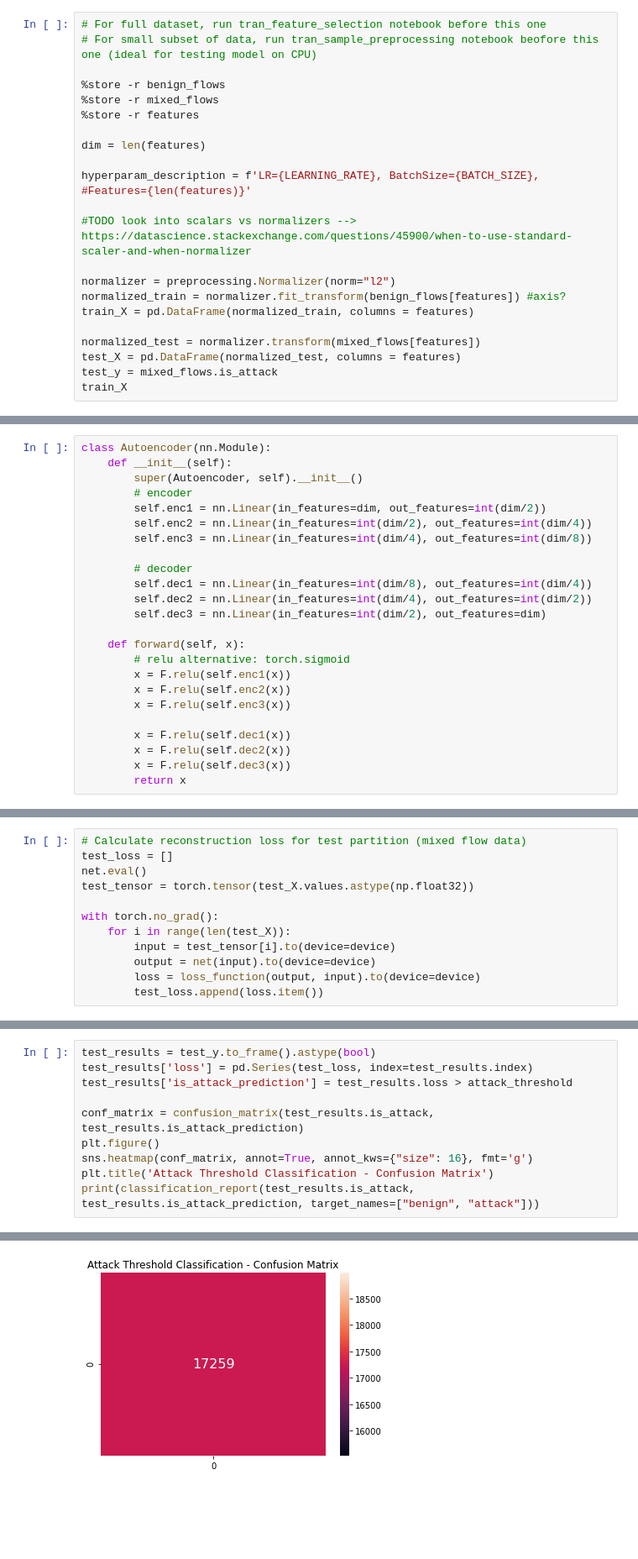
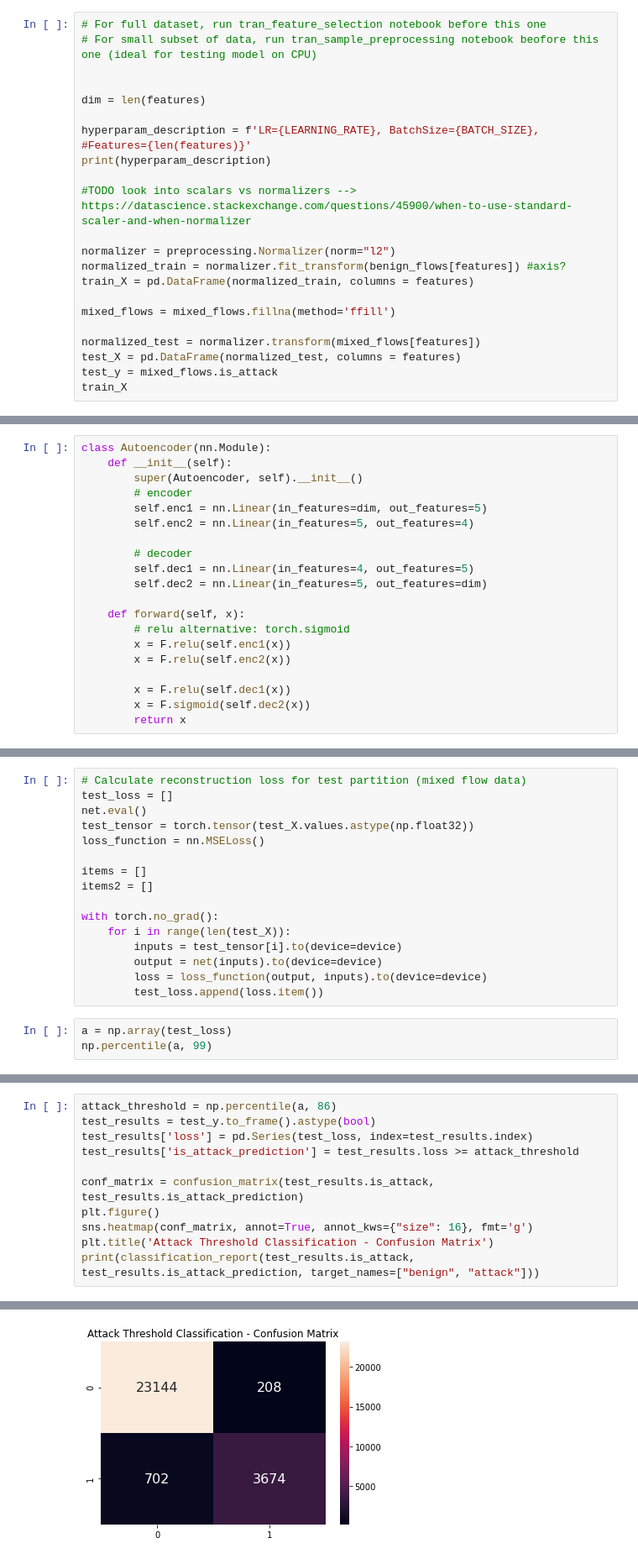
Before and after one commit to faiziali98/sdn-detection, a Jupyter notebook: notebooks/autoencoder.ipynb, the cells around one changed output, grey strips where cells are left out. Shown at 84% size. Saved outputs shown, nothing was run; the diff lists cells and outputs as text; blank space fills up the shorter version.

```diff
--- a/notebooks/autoencoder.ipynb
+++ b/notebooks/autoencoder.ipynb
@@ -25,13 +46,11 @@ BATCH_SIZE = 32
 # For full dataset, run tran_feature_selection notebook before this one
 # For small subset of data, run tran_sample_preprocessing notebook beofore this one (ideal for testing model on CPU)
 
-%store -r benign_flows
-%store -r mixed_flows
-%store -r features
 
 dim = len(features)
 
 hyperparam_description = f'LR={LEARNING_RATE}, BatchSize={BATCH_SIZE}, #Features={len(features)}'
+print(hyperparam_description)
 
 #TODO look into scalars vs normalizers --> https://datascience.stackexchange.com/questions/45900/when-to-use-standard-scaler-and-when-normalizer
 
@@ -39,6 +58,8 @@ normalizer = preprocessing.Normalizer(norm="l2")
 normalized_train = normalizer.fit_transform(benign_flows[features]) #axis?
 train_X = pd.DataFrame(normalized_train, columns = features)
 
+mixed_flows = mixed_flows.fillna(method='ffill')
+
 normalized_test = normalizer.transform(mixed_flows[features])
 test_X = pd.DataFrame(normalized_test, columns = features)
 test_y = mixed_flows.is_attack
@@ -81,24 +103,20 @@ class Autoencoder(nn.Module):
     def __init__(self):
         super(Autoencoder, self).__init__()
         # encoder
-        self.enc1 = nn.Linear(in_features=dim, out_features=int(dim/2))
-        self.enc2 = nn.Linear(in_features=int(dim/2), out_features=int(dim/4))
-        self.enc3 = nn.Linear(in_features=int(dim/4), out_features=int(dim/8))
+        self.enc1 = nn.Linear(in_features=dim, out_features=5)
+        self.enc2 = nn.Linear(in_features=5, out_features=4)
 
         # decoder
-        self.dec1 = nn.Linear(in_features=int(dim/8), out_features=int(dim/4))
-        self.dec2 = nn.Linear(in_features=int(dim/4), out_features=int(dim/2))
-        self.dec3 = nn.Linear(in_features=int(dim/2), out_features=dim)
+        self.dec1 = nn.Linear(in_features=4, out_features=5)
+        self.dec2 = nn.Linear(in_features=5, out_features=dim)
 
     def forward(self, x):
         # relu alternative: torch.sigmoid
         x = F.relu(self.enc1(x))
         x = F.relu(self.enc2(x))
-        x = F.relu(self.enc3(x))
 
         x = F.relu(self.dec1(x))
-        x = F.relu(self.dec2(x))
-        x = F.relu(self.dec3(x))
+        x = F.sigmoid(self.dec2(x))
         return x
 # %%
 import pickle
@@ -157,10 +175,17 @@ ax.plot(train_loss)
 test_loss = []
 net.eval()
 test_tensor = torch.tensor(test_X.values.astype(np.float32))
+loss_function = nn.MSELoss()
+
+items = []
+items2 = []
 
 with torch.no_grad():
     for i in range(len(test_X)):
-        input = test_tensor[i].to(device=device)
-        output = net(input).to(device=device)
-        loss = loss_function(output, input).to(device=device)
+        inputs = test_tensor[i].to(device=device)
+        output = net(inputs).to(device=device)
+        loss = loss_function(output, inputs).to(device=device)
         test_loss.append(loss.item())
+# %%
+a = np.array(test_loss)
+np.percentile(a, 99)
@@ -190,7 +219,8 @@ ValueError: Only one class present in y_true. ROC AUC score is not defined in th
 # %%
+attack_threshold = np.percentile(a, 86)
 test_results = test_y.to_frame().astype(bool)
 test_results['loss'] = pd.Series(test_loss, index=test_results.index)
-test_results['is_attack_prediction'] = test_results.loss > attack_threshold
+test_results['is_attack_prediction'] = test_results.loss >= attack_threshold
 
 conf_matrix = confusion_matrix(test_results.is_attack, test_results.is_attack_prediction)
 plt.figure()
@@ -202,3 +239,3 @@ ValueError: Number of classes, 1, does not match size of target_names, 2. Try sp
-[figure, old version]
+[figure, new version]
 # %%
 benign_loss = test_results[test_results['is_attack'] == False].loss
```
Also changed, not shown: parts of 14 cells of this notebook, 13 other files.
